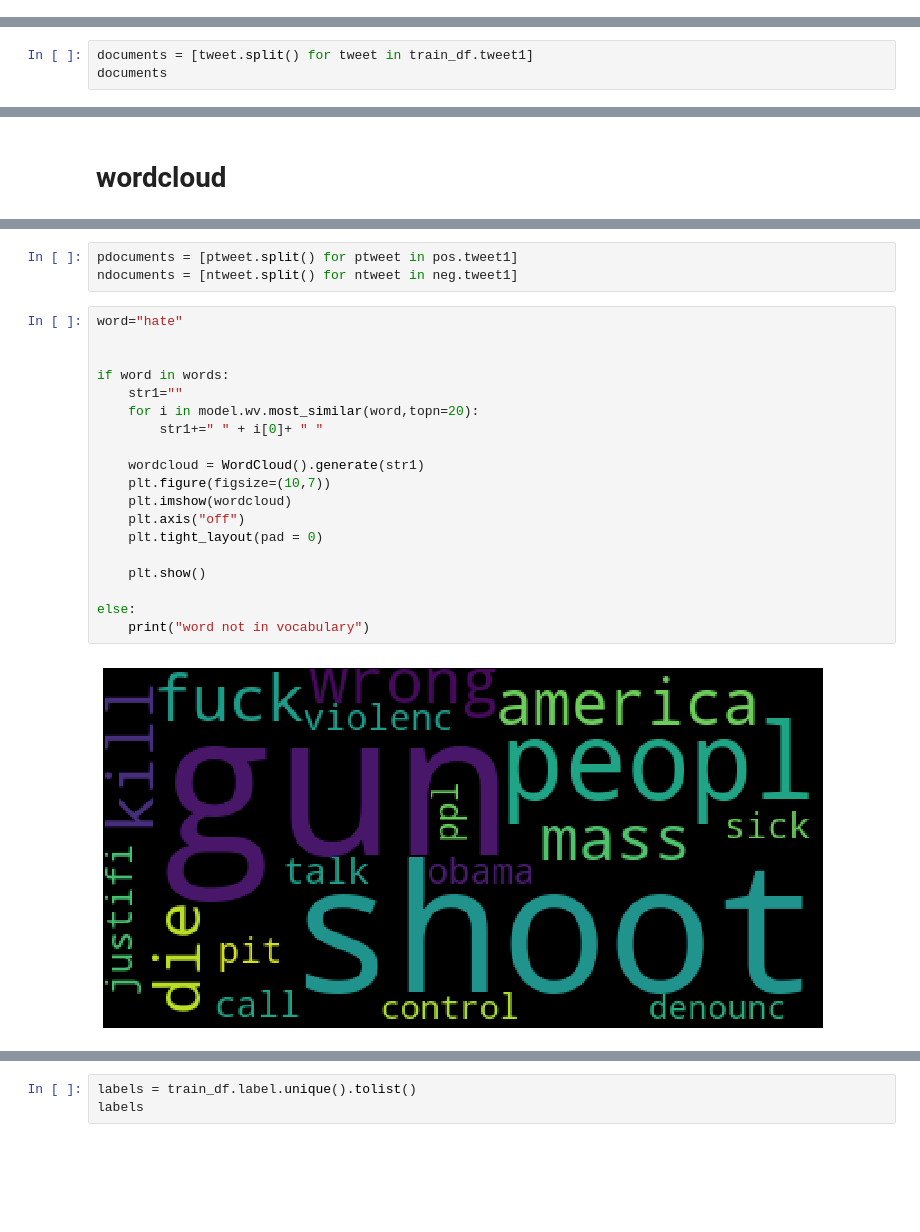
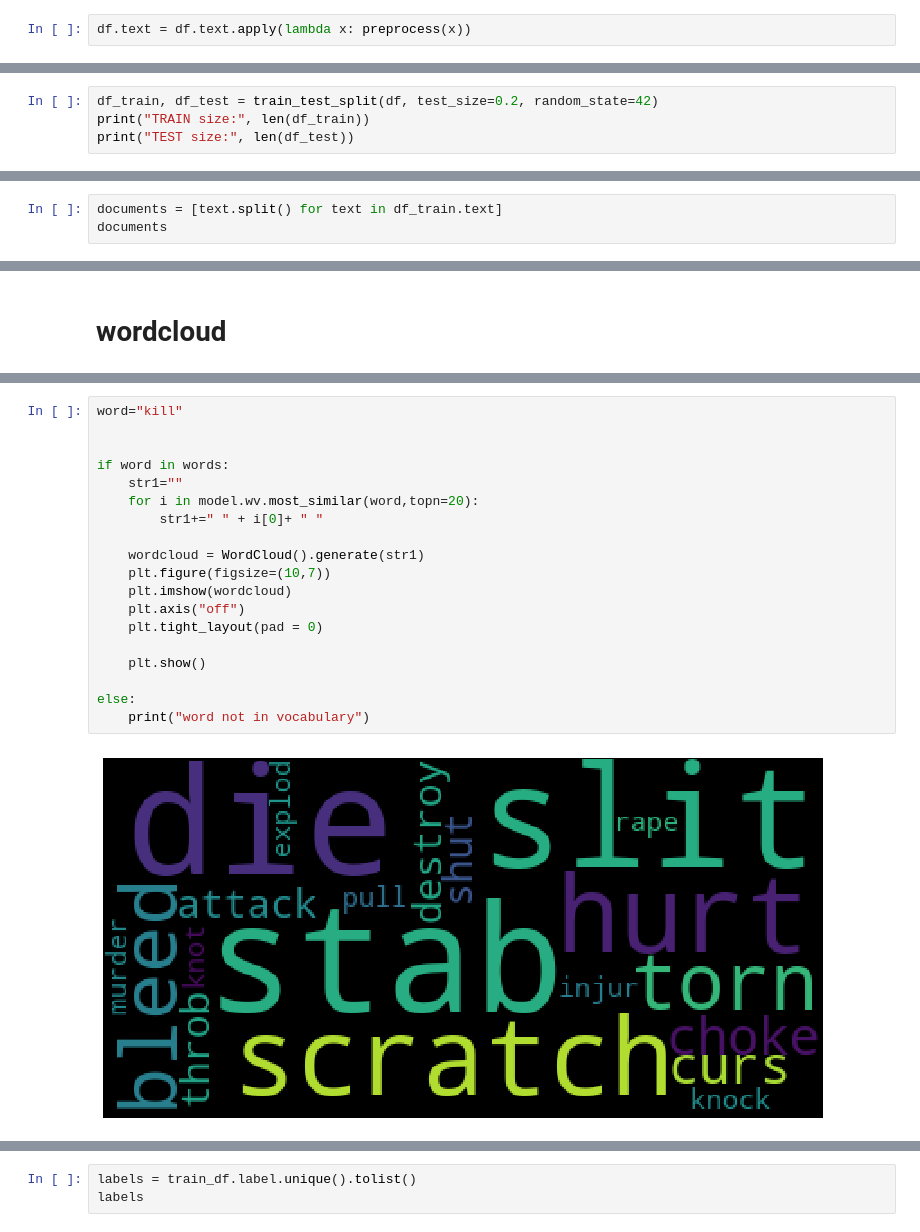
Before and after one commit to rishabh214/Hate-Speech-DetectorNLP, a Jupyter notebook: hatespeech.ipynb, the cells around one changed output, grey strips where cells are left out. Cells and saved outputs as stored; diff of their text form; blank space fills up the shorter version.

Commit message:
trained word2vec

```diff
--- a/hatespeech.ipynb
+++ b/hatespeech.ipynb
@@ -180,0 +167,2 @@ train_df.head(15)
+# %%
+df.text = df.text.apply(lambda x: preprocess(x))
@@ -180,0 +188,4 @@ train_df.head(15)
+# %%
+df_train, df_test = train_test_split(df, test_size=0.2, random_state=42)
+print("TRAIN size:", len(df_train))
+print("TEST size:", len(df_test))
@@ -181,4 +195,4 @@ train_df.head(15)
 # %%
-documents = [tweet.split() for tweet in train_df.tweet1]
+documents = [text.split() for text in df_train.text]
 documents
 # %% [output]
@@ -319,26 +280,23 @@ neg
-# %%
-pdocuments = [ptweet.split() for ptweet in pos.tweet1]
-ndocuments = [ntweet.split() for ntweet in neg.tweet1]
 # %%
-word="hate"
+word="kill"
 
 
 if word in words:
     str1=""
     for i in model.wv.most_similar(word,topn=20):
         str1+=" " + i[0]+ " "
 
     wordcloud = WordCloud().generate(str1)
     plt.figure(figsize=(10,7))
     plt.imshow(wordcloud)
     plt.axis("off")
     plt.tight_layout(pad = 0)
 
     plt.show()
 
 else:
     print("word not in vocabulary")
 # %% [output]
-[figure, old version]
+[figure, new version]
 # %%
 tokenizer = Tokenizer()
```
Also changed, not shown: parts of 17 cells of this notebook.
